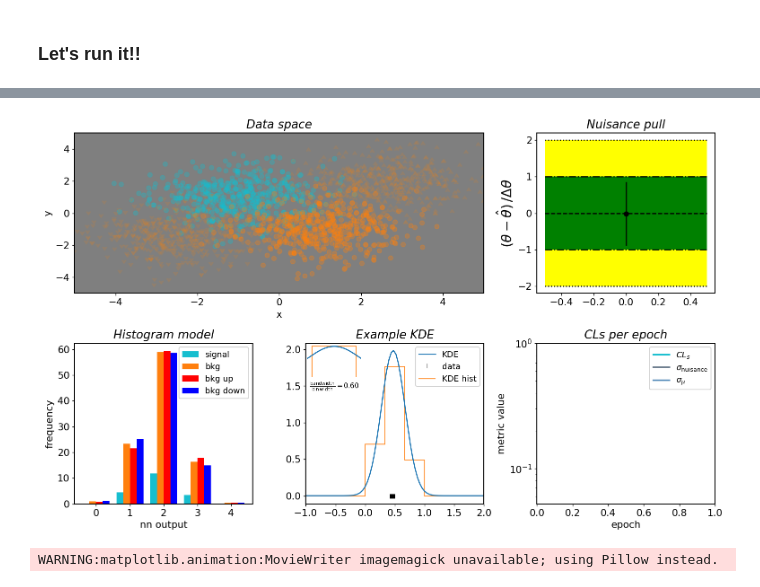
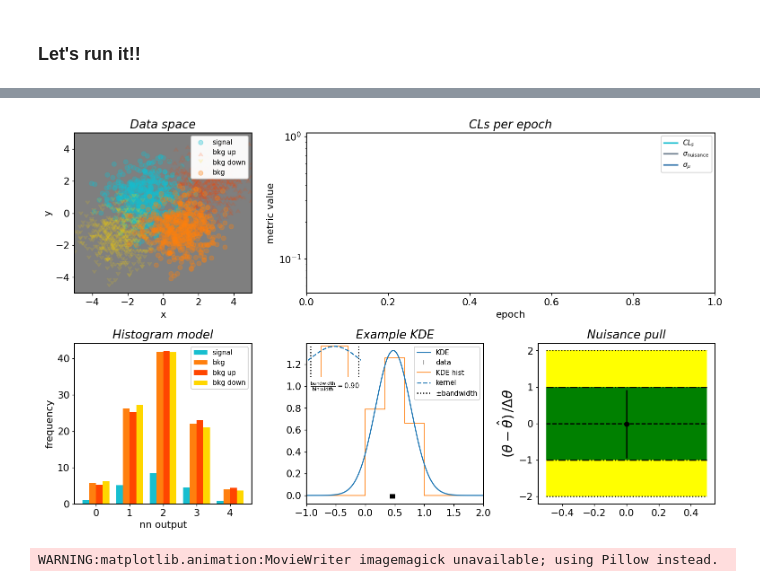
Before and after one commit to gradhep/relaxed, a Jupyter notebook: demo_kde_pyhf.ipynb, the cells around one changed output, grey strips where cells are left out. Saved outputs shown, nothing was run; the diff lists cells and outputs as text; code cells hidden in the pictures.

```diff
--- a/demo_kde_pyhf.ipynb
+++ b/demo_kde_pyhf.ipynb
@@ -49,7 +49,7 @@ dgen = data.generate_blobs(rng, blobs=4)
 bins = np.linspace(0, 1, 4)
 bins = jnp.array([-9999, *bins, 9999])
 # bins = inv_sigmoid(obins)
-bandwidth = 0.2
+bandwidth = 0.3
 # bandwidth = inv_sigmoid(bandwidth)
 reflect_infinite_bins = False
 hmaker = makers.hists_from_nn(
@@ -221,7 +221,7 @@ def bar_plot(ax, data, colors=None, total_width=0.8, single_width=1, legend=True
 
     # Draw legend if we need
     if legend:
-        ax.legend(bars, data.keys())
+        ax.legend(bars, data.keys(), fontsize="x-small")
 
 
 def plot(axs, network, metrics, maxN, legend=False):
@@ -244,16 +244,21 @@ def plot(axs, network, metrics, maxN, legend=False):
     )
     sig, bkg_nom, bkg_up, bkg_down = dgen()
 
-    ax.scatter(sig[:, 0], sig[:, 1], alpha=0.3, c="C9")
-    ax.scatter(bkg_up[:, 0], bkg_up[:, 1], alpha=0.1, c="C1", marker=6)
-    ax.scatter(bkg_down[:, 0], bkg_down[:, 1], alpha=0.1, c="C1", marker=7)
-    ax.scatter(bkg_nom[:, 0], bkg_nom[:, 1], alpha=0.3, c="C1")
+    ax.scatter(sig[:, 0], sig[:, 1], alpha=0.3, c="C9", label="signal")
+    ax.scatter(
+        bkg_up[:, 0], bkg_up[:, 1], alpha=0.1, c="orangered", marker=6, label="bkg up"
+    )
+    ax.scatter(
+        bkg_down[:, 0], bkg_down[:, 1], alpha=0.1, c="gold", marker=7, label="bkg down"
+    )
+    ax.scatter(bkg_nom[:, 0], bkg_nom[:, 1], alpha=0.3, c="C1", label="bkg")
 
     ax.set_xlim(-5, 5)
     ax.set_ylim(-5, 5)
     ax.set_xlabel("x")
     ax.set_ylabel("y")
-
+    if legend:
+        ax.legend(fontsize="x-small", loc="upper right")
     ax = axs["CLs per epoch"]
     # ax.axhline(0.05, c="slategray", linestyle="--")
     ax.plot(metrics["loss"], c="C9", linewidth=2.0, label=r"$CL_s$")
@@ -270,7 +275,7 @@ def plot(axs, network, metrics, maxN, legend=False):
     ax.set_xlabel("epoch")
     ax.set_ylabel(r"metric value")
     if legend:
-        ax.legend()
+        ax.legend(fontsize="x-small", loc="upper right")
 
     ax = axs["Histogram model"]
     s, b, bup, bdown = hmaker(network)
@@ -290,7 +295,7 @@ def plot(axs, network, metrics, maxN, legend=False):
     bar_plot(
         ax,
         dct,
-        colors=["C9", "C1", "red", "blue"],
+        colors=["C9", "C1", "orangered", "gold"],
         total_width=0.8,
         single_width=1,
         legend=legend,
@@ -353,7 +358,7 @@ def plot(axs, network, metrics, maxN, legend=False):
     d = np.array(predict(network, b_data).ravel().tolist())
     kde = make_kde(d, bandwidth)
     yields = b
-    x = np.linspace(-5.5, 6.5, 300)
+    x = np.linspace(-1, 2, 300)
     db = jnp.array(jnp.diff(bins), float)  # bin spacing
     yields = yields / db / yields.sum(axis=0)  # normalize to bin width
     ax.stairs(yields, bins, label="KDE hist", color="C1")
@@ -371,8 +376,7 @@ def plot(axs, network, metrics, maxN, legend=False):
         color="black",
         label="data",
     )
-    if legend:
-        ax.legend()
+
     width = jnp.diff(bins[1:-1])[0]
     axins = ax.inset_axes([0.01, 0.79, 0.3, 0.2])
     xlim = (
@@ -380,17 +384,18 @@ def plot(axs, network, metrics, maxN, legend=False):
         if (width / 2) - bandwidth < 0
         else [-width / 3, width + width / 3]
     )
-    axins.stairs([1], [0, width], label="KDE hist", color="C1")
+    axins.stairs([1], [0, width], color="C1")
     y = jnp.linspace(xlim[0], xlim[1], 300)
     demo = jsp.stats.norm.pdf(y, loc=width / 2, scale=bandwidth)
-    axins.plot(y, demo / max(demo), color="C0")
+    axins.plot(y, demo / max(demo), color="C0", linestyle="dashed", label="kernel")
     # draw two vertical lines at ((width/2)-bandwidth)/2 and ((width/2)+bandwidth)/2
     axins.vlines(
-        [(width / 2) - bandwidth / 2, (width / 2) + bandwidth / 2],
+        [(width / 2) - bandwidth, (width / 2) + bandwidth],
         0,
         1,
         colors="black",
         linestyles="dotted",
+        label=r"$\pm$bandwidth",
     )
     # write text in the middle of the vertical lines with the value of the bandwidth
     ratio = bandwidth / width
@@ -405,6 +410,12 @@ def plot(axs, network, metrics, maxN, legend=False):
 
     axins.set_xlim(*xlim)
     axins.axis("off")
+    handles, labels = ax.get_legend_handles_labels()
+    handles1, labels1 = axins.get_legend_handles_labels()
+    if legend:
+        ax.legend(
+            handles + handles1, labels + labels1, loc="upper right", fontsize="x-small"
+        )
 # %% [markdown]
 ### Let's run it!!
 # %%
@@ -434,8 +445,8 @@ plt.rc("figure", dpi=120)
 
 fig, axs = plt.subplot_mosaic(
     [
-        ["Data space", "Data space", "Nuisance pull"],
-        ["Histogram model", "Example KDE", "CLs per epoch"],
+        ["Data space", "CLs per epoch", "CLs per epoch"],
+        ["Histogram model", "Example KDE", "Nuisance pull"],
     ]
 )
 
@@ -476,4 +487,4 @@ epoch 0: pull=[-0.02223859]+-[[0.87628539]] CLs = 0.059952125335057005, took 1.9
-[figure, old version]
+[figure, new version]
 # %%
 if animate:
     camera.animate().save("a2.gif", writer="imagemagick", fps=11)
```
Also changed, not shown: parts of 4 cells of this notebook.
